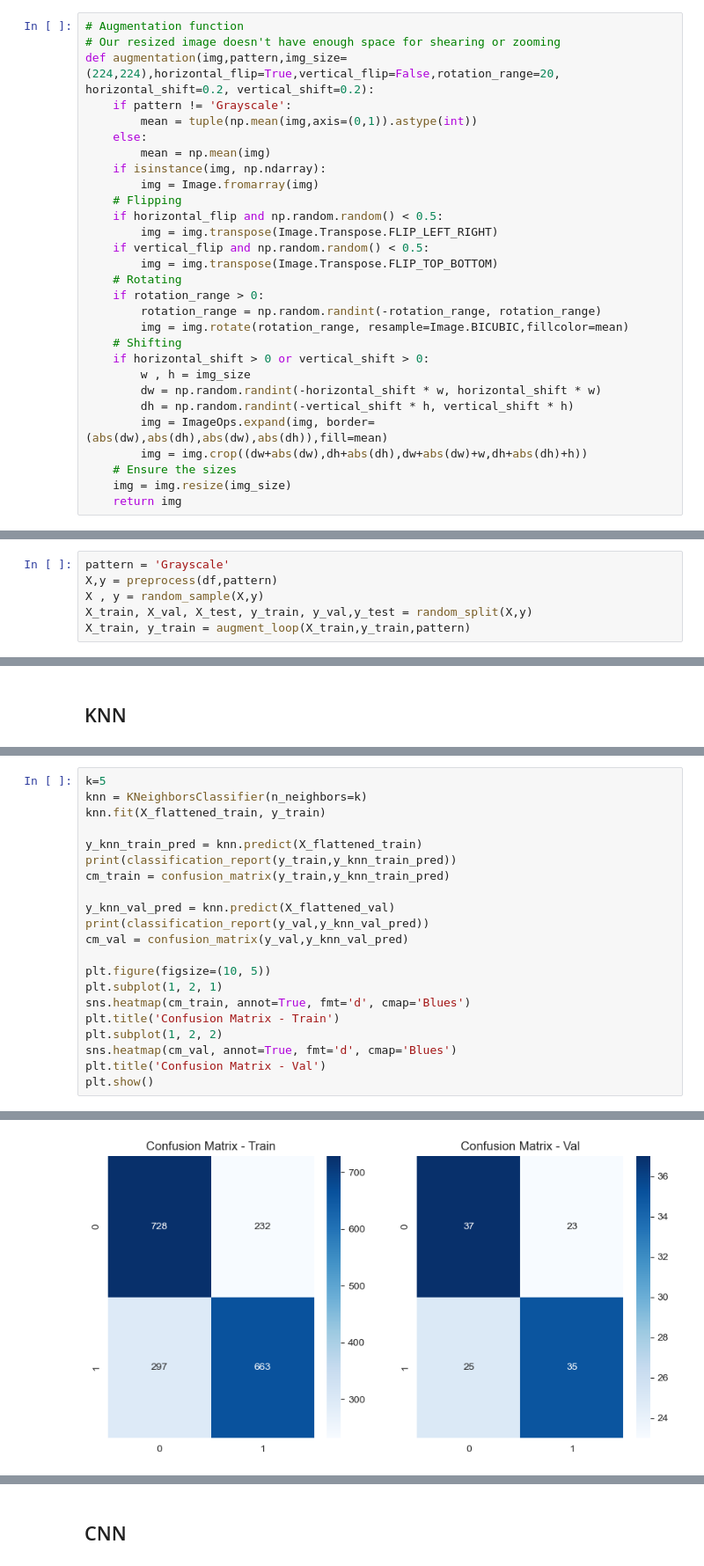
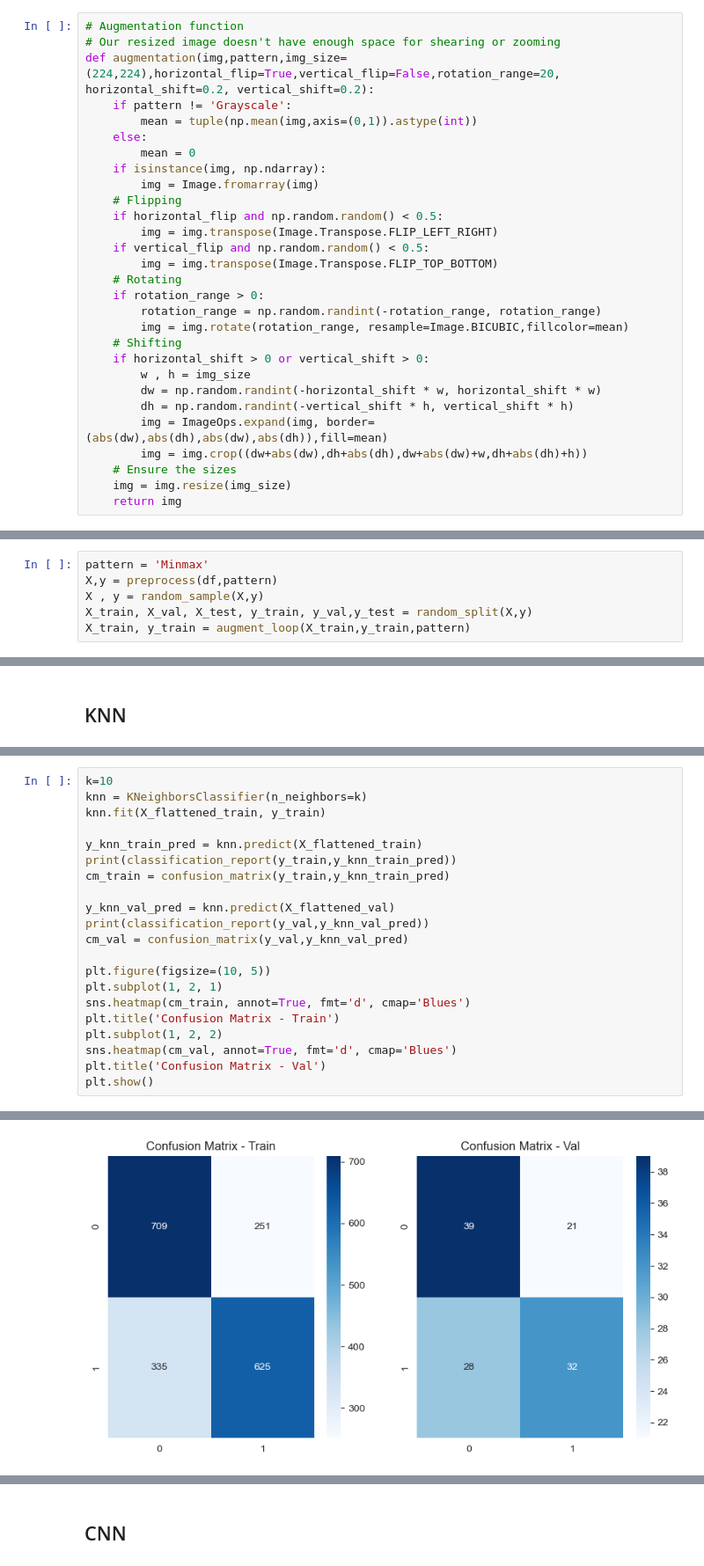
Before and after one commit to cecilia-lin/CSE151A_Pokemon_Classification, a Jupyter notebook: notebook.ipynb, the cells around one changed output, grey strips where cells are left out. Shown at 88% size. Drawn from its saved outputs; the diff is of its cells as text.

```diff
--- a/notebook.ipynb
+++ b/notebook.ipynb
@@ -436,7 +436,7 @@ def augmentation(img,pattern,img_size=(224,224),horizontal_flip=True,vertical_fl
     if pattern != 'Grayscale':
         mean = tuple(np.mean(img,axis=(0,1)).astype(int))
     else:
-        mean = np.mean(img)
+        mean = 0
     if isinstance(img, np.ndarray):
         img = Image.fromarray(img)
     # Flipping
@@ -499,7 +499,7 @@ X_train.shape, X_val.shape, X_test.shape
 # %% [markdown]
 ## Logistic Regression
 # %%
-pattern = 'Grayscale'
+pattern = 'Minmax'
 X,y = preprocess(df,pattern)
 X , y = random_sample(X,y)
 X_train, X_val, X_test, y_train, y_val,y_test = random_split(X,y)
@@ -812,5 +791,5 @@ plt.show()
 # %%
-k=5
+k=10
 knn = KNeighborsClassifier(n_neighbors=k)
 knn.fit(X_flattened_train, y_train)
 
@@ -851 +830 @@ weighted avg       0.60      0.60      0.60       120
-[figure, old version]
+[figure, new version]
```
Also changed, not shown: parts of 29 cells of this notebook.
